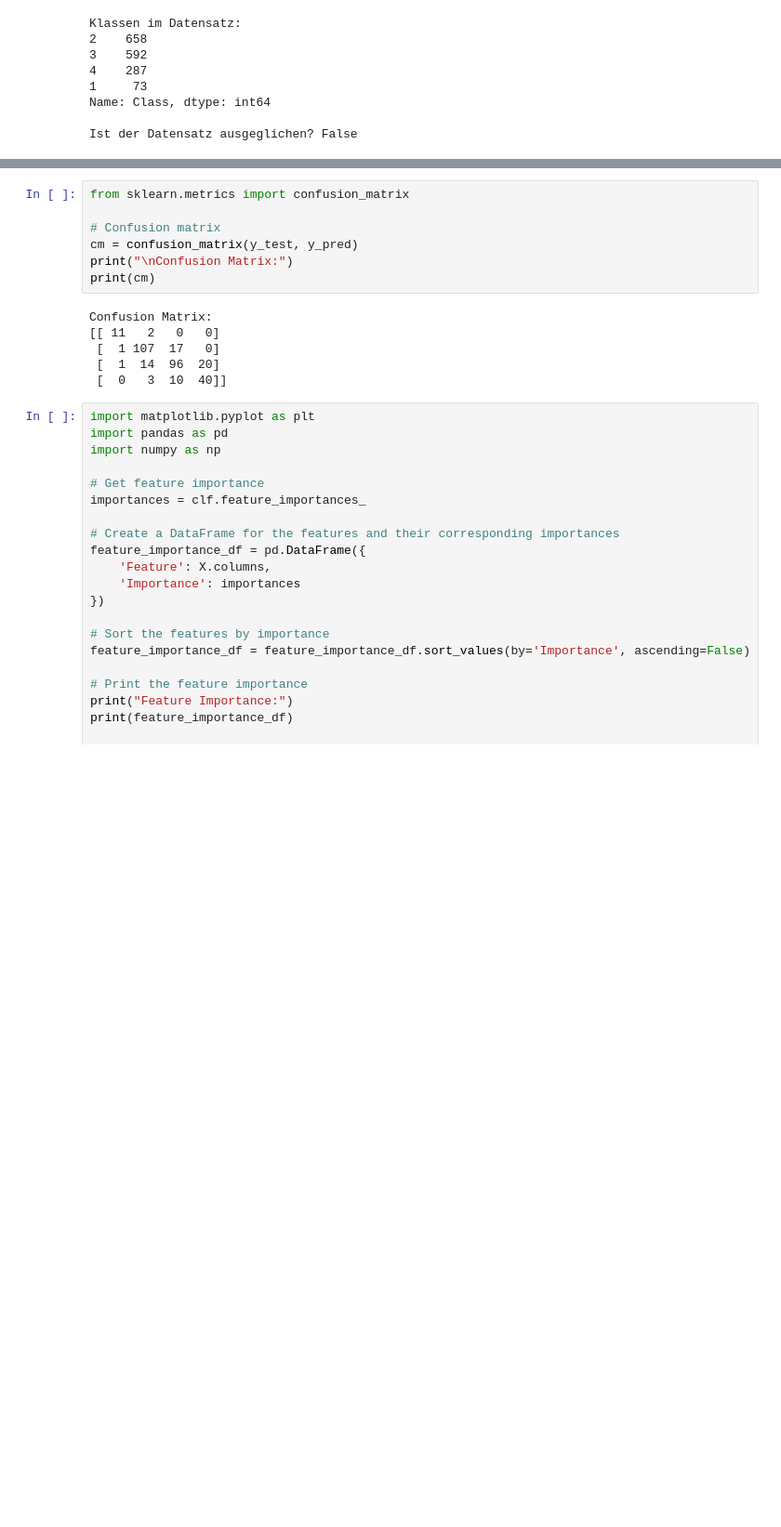
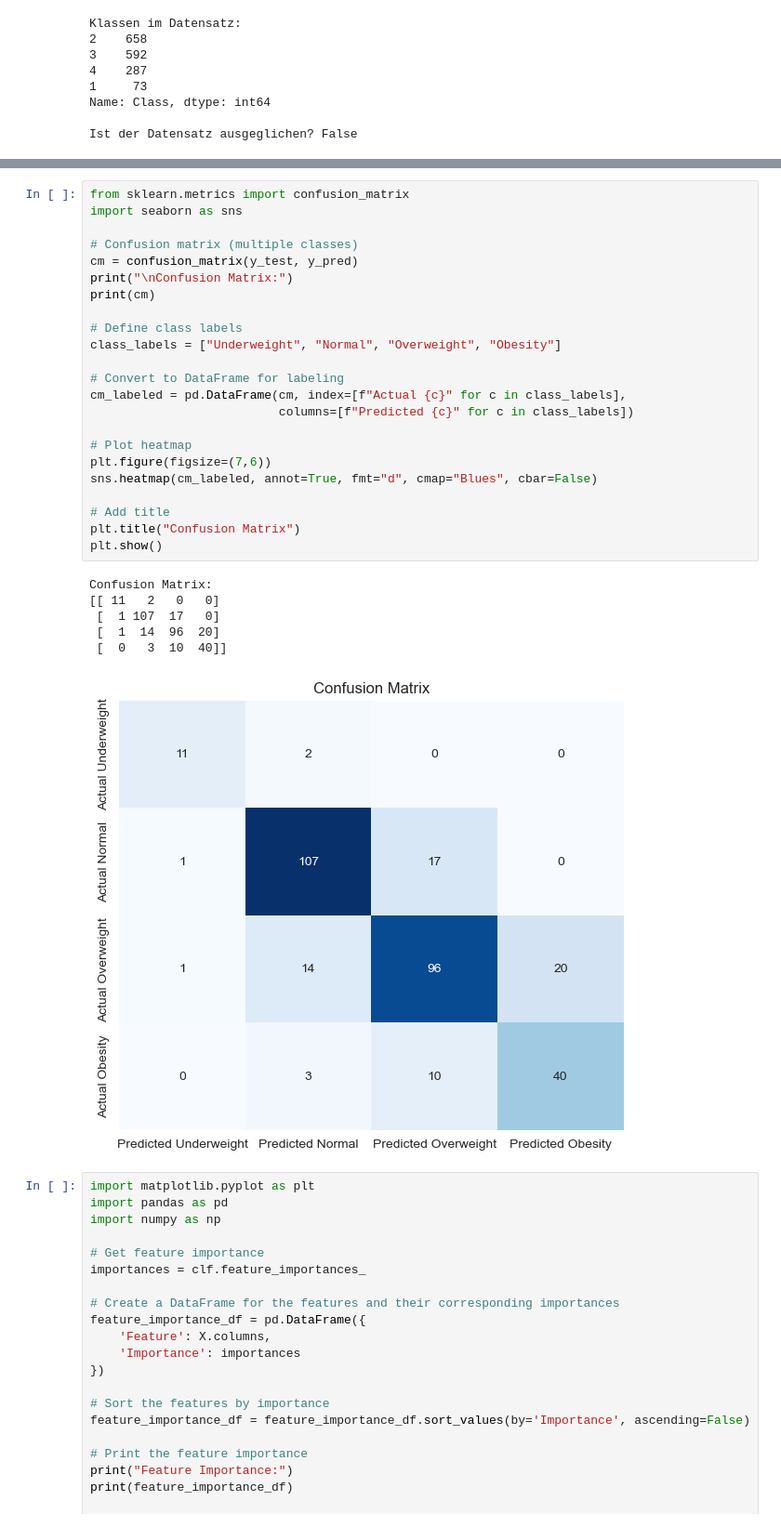
Before and after one commit to DekkerF190232/dsai-obesity, a Jupyter notebook: decision_tree.ipynb, the cells around one changed output, grey strips where cells are left out. Shown: that part at 93% size. Drawn from its saved outputs; the diff is of its cells as text; blank space fills up the shorter version.

```diff
--- a/decision_tree.ipynb
+++ b/decision_tree.ipynb
@@ -105,17 +111,34 @@ weighted avg       0.79      0.79      0.79       322
 [figure]
 # %%
 from sklearn.metrics import confusion_matrix
+import seaborn as sns
 
-# Confusion matrix
+# Confusion matrix (multiple classes)
 cm = confusion_matrix(y_test, y_pred)
 print("\nConfusion Matrix:")
 print(cm)
+
+# Define class labels
+class_labels = ["Underweight", "Normal", "Overweight", "Obesity"]
+
+# Convert to DataFrame for labeling
+cm_labeled = pd.DataFrame(cm, index=[f"Actual {c}" for c in class_labels],
+                          columns=[f"Predicted {c}" for c in class_labels])
+
+# Plot heatmap
+plt.figure(figsize=(7,6))
+sns.heatmap(cm_labeled, annot=True, fmt="d", cmap="Blues", cbar=False)
+
+# Add title
+plt.title("Confusion Matrix")
+plt.show()
 # %% [output]
 Confusion Matrix:
 [[ 11   2   0   0]
  [  1 107  17   0]
  [  1  14  96  20]
  [  0   3  10  40]]
+[figure, added]
 # %%
 import matplotlib.pyplot as plt
 import pandas as pd
```
Also changed, not shown: parts of 3 cells of this notebook, 1 other file.
